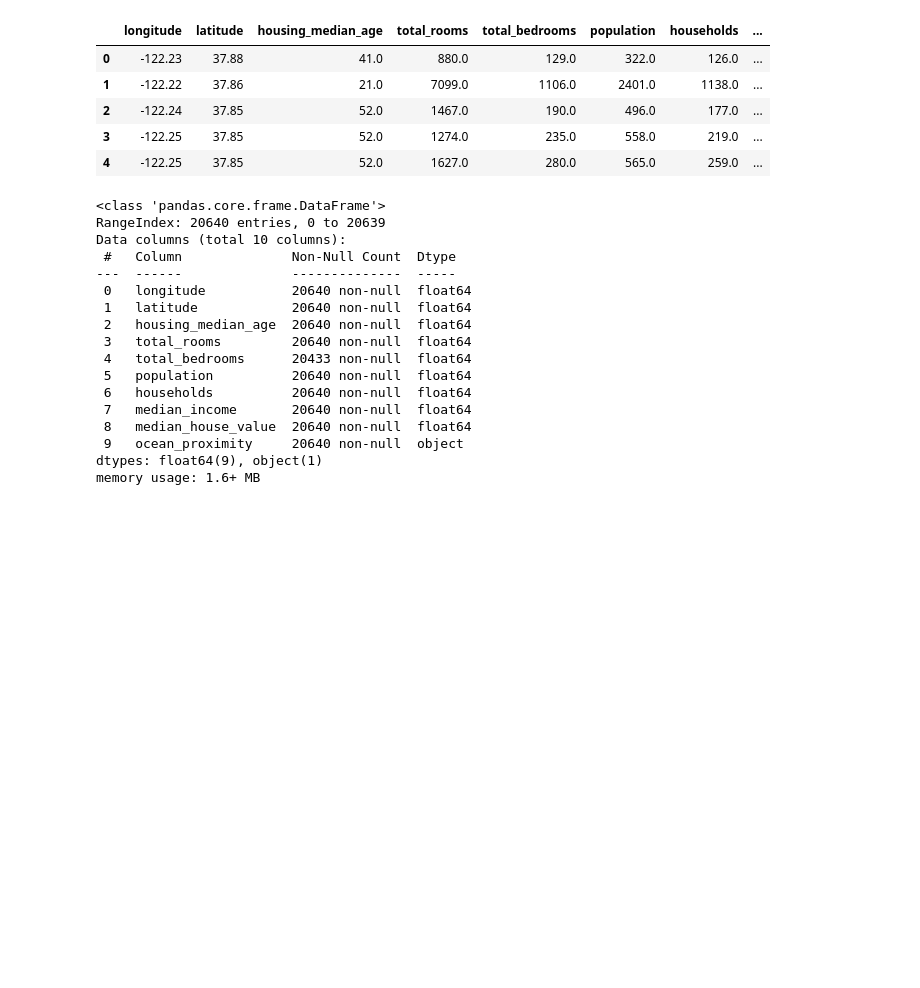
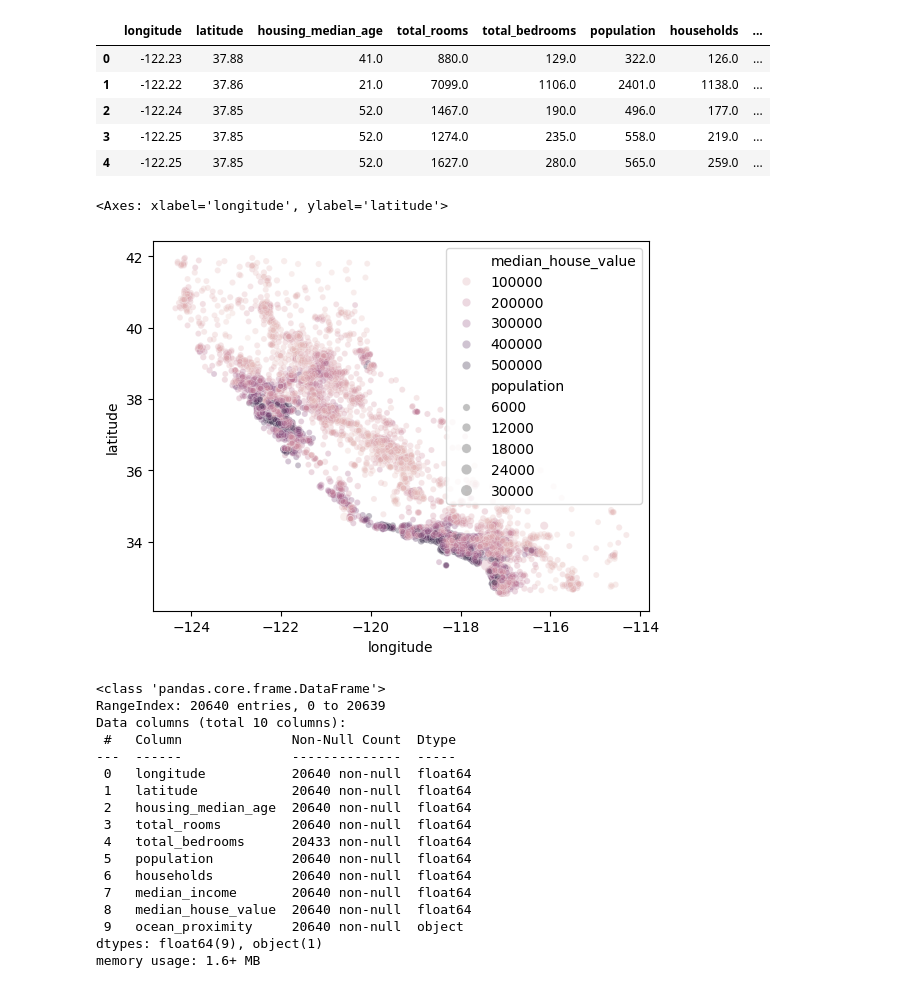
Before and after one commit to SDCaFlo/ML-HandsOn, a Jupyter notebook: Chapter 2/end-to-end.ipynb, the cells around one changed output. Drawn from its saved outputs; the diff is of its cells as text; code cells hidden in the pictures; blank space fills up the shorter version.

```diff
--- a/Chapter 2/end-to-end.ipynb
+++ b/Chapter 2/end-to-end.ipynb
@@ -33,6 +33,11 @@ housing.head()
 | 2 | -122.24 | 37.85 | 52.0 | 1467.0 | 190.0 | 496.0 | 177.0 | ... |
 | 3 | -122.25 | 37.85 | 52.0 | 1274.0 | 235.0 | 558.0 | 219.0 | ... |
 | 4 | -122.25 | 37.85 | 52.0 | 1627.0 | 280.0 | 565.0 | 259.0 | ... |
+# %%
+sns.scatterplot(data=housing, x="longitude", y = "latitude", size="population", hue="median_house_value" , alpha= 0.3 )
+# %% [output]
+<Axes: xlabel='longitude', ylabel='latitude'>
+[figure, added]
 # %%
 housing.info()
 # almost all data is numerical, except for ocean_proximity
```
Also changed, not shown: parts of 71 cells of this notebook.
